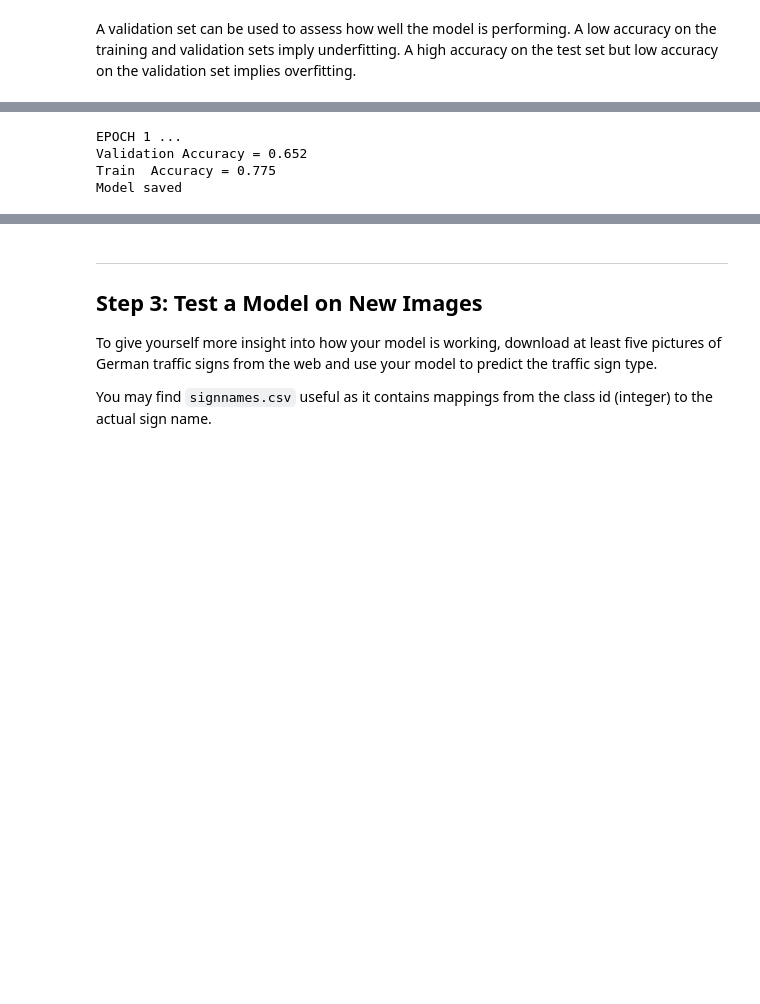
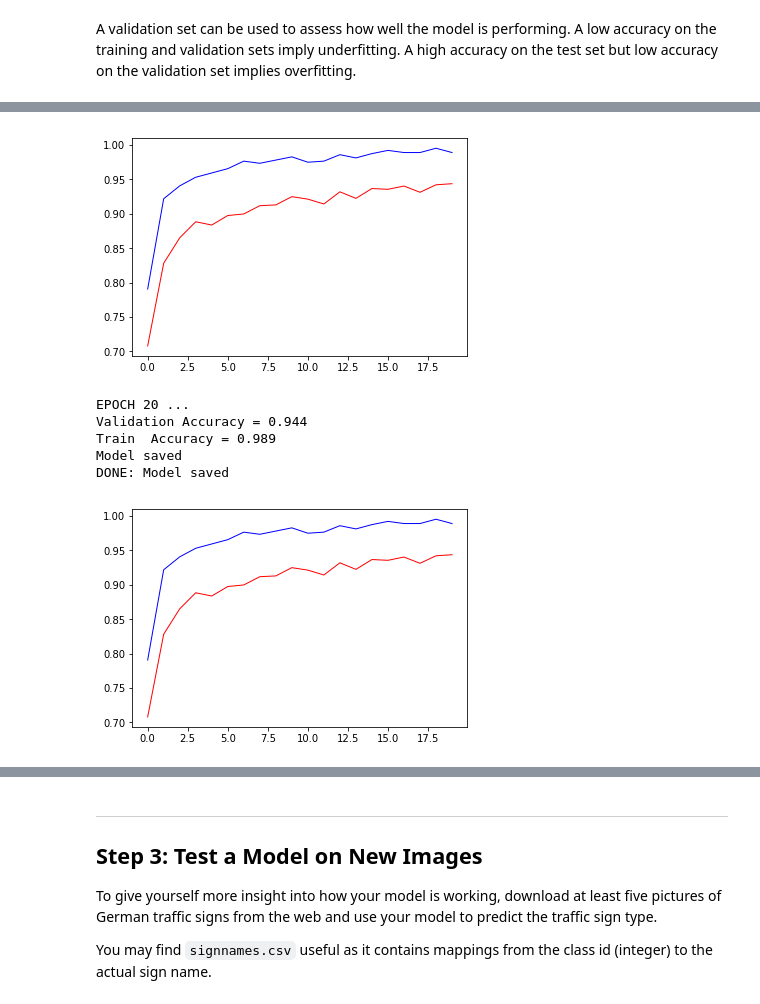
Before and after one commit to YuryBrodskiy/carnd-yury, a Jupyter notebook: CarND-Traffic-Sign-Classifier-Project/Traffic_Sign_Classifier.ipynb, the cells around one changed output, grey strips where cells are left out. Cells and saved outputs as stored; diff of their text form; code cells hidden in the pictures; blank space fills up the shorter version.

```diff
--- a/CarND-Traffic-Sign-Classifier-Project/Traffic_Sign_Classifier.ipynb
+++ b/CarND-Traffic-Sign-Classifier-Project/Traffic_Sign_Classifier.ipynb
@@ -474,7 +474,7 @@ cell_scope()
 # %%
 def train_final(X_data, y_data):
     BATCH_SIZE  =  128
-    EPOCHS      =  2 #Actual used for final training 100
+    EPOCHS      =  20 #Actual used for final training 100
     valid_accuracy_best = 0.0
     with tf.Session() as sess:
         sess.run(tf.global_variables_initializer())
@@ -486,37 +486,40 @@ def train_final(X_data, y_data):
             X_train_i, y_train_i = shuffle(X_data, y_data)
             print("shuffle...")
             X_train_p, y_train_p = getEvenlyDistributedImageSet(X_train_i, y_train_i)
             print("flat distribution...")
             X_train_p, y_train_p = shuffle(X_train_p, y_train_p)
             print("shuffle...")
             num_examples = len(X_train_p)
             for offset in tqdm(range(0, num_examples, BATCH_SIZE)):
                 end = offset + BATCH_SIZE
                 batch_x, batch_y = X_train_p[offset:end], y_train_p[offset:end]
                 sess.run(training_operation, feed_dict={x: batch_x, y: batch_y, keep_prob: 0.87})
 
             valid_accuracy[i] = evaluate(X_valid_p, y_valid_p, sess, BATCH_SIZE)
             batch_accuracy[i] = evaluate(X_train_p[0:BATCH_SIZE*5], y_train_p[0:BATCH_SIZE*5], sess, BATCH_SIZE)
             display.clear_output(wait=True)
             plt.cla()
             plt.plot(valid_accuracy, 'r-', linewidth=1)
             plt.plot(batch_accuracy, 'b-', linewidth=1)
             display.display(plt.gcf())
             print("EPOCH {} ...".format(i+1))
             print("Validation Accuracy = {:.3f}".format(valid_accuracy[i]))
             print("Train  Accuracy = {:.3f}".format(batch_accuracy[i]))
             if valid_accuracy_best < valid_accuracy[i]:
                 valid_accuracy_best = valid_accuracy[i]
                 saver.save(sess, './ybrnet6')
                 print("Model saved")
 
         print("DONE: Model saved")
 train_final(X_train_i, y_train_i)
 # %% [output]
+[figure, added]
-EPOCH 1 ...
-Validation Accuracy = 0.652
-Train  Accuracy = 0.775
+EPOCH 20 ...
+Validation Accuracy = 0.944
+Train  Accuracy = 0.989
 Model saved
+DONE: Model saved
+[figure, added]
 # %%
 import tensorflow as tf
 model_file_name = './ybrnet5'
```
Also changed, not shown: parts of 11 cells of this notebook, 9 other files.
